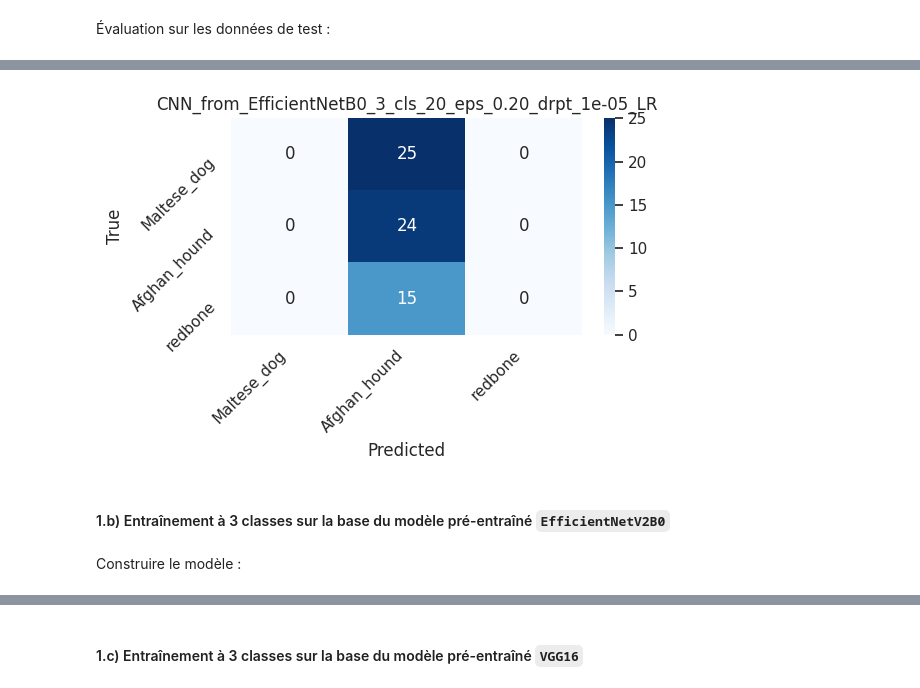
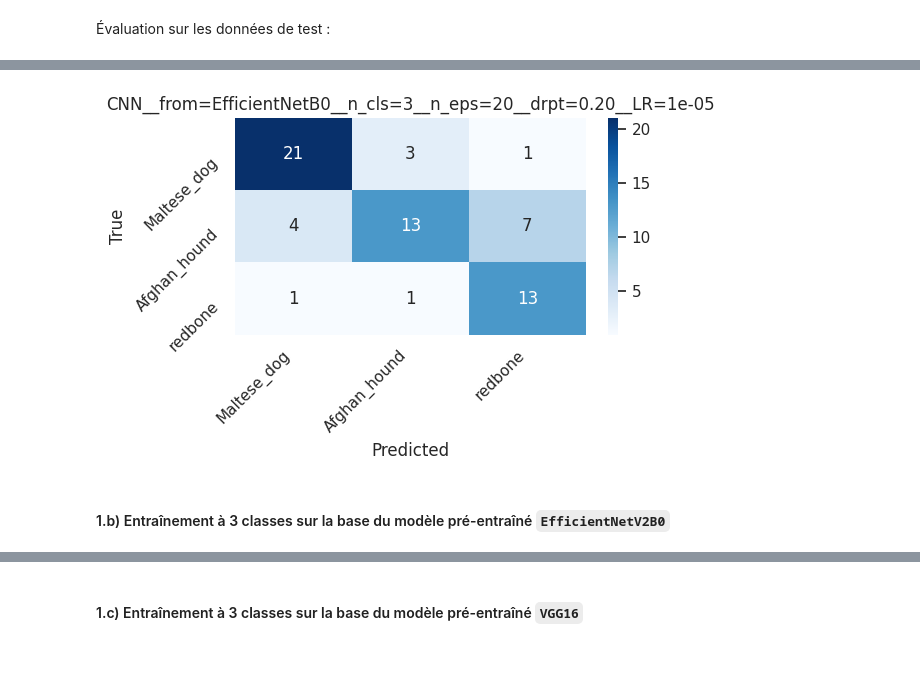
Before and after one commit to kirisakow/oc-dogs-cv-dl, a Jupyter notebook: ISAKOV_Kiril_3_notebook_model_transfer_learning_032026.ipynb, the cells around one changed output, grey strips where cells are left out. Drawn from its saved outputs; the diff is of its cells as text; code cells hidden in the pictures; blank space fills up the shorter version.

Commit message:
fix notebook 3: ajout du preprocessing Keras natif pour corriger les perf du modèle dérivé de `EfficientNetB0`

```diff
--- a/ISAKOV_Kiril_3_notebook_model_transfer_learning_032026.ipynb
+++ b/ISAKOV_Kiril_3_notebook_model_transfer_learning_032026.ipynb
@@ -17,7 +17,7 @@ Projet démarré le 23/03/2026
 ## Imports et constantes
 # %%
 DEFAULT_TRGT_IMG_SIZE = (224, 224)
-DEFAULT_BATCH_SIZE = 64
+DEFAULT_BATCH_SIZE = 32
 
 import os
 # Déclarer le backend avant d'importer keras (sinon par défaut c'est 'tensorflow'):
@@ -196,11 +192,15 @@ test_seq = MyKerasSequence(input_paths_test, labels_test, batch_size=DEFAULT_BAT
 #### 1.a) Entraînement à 3 classes sur la base du modèle pré-entraîné `EfficientNetB0`
 # %%
 PRTR_MDL = EfficientNetB0
+PREPROCESSING_FUNC = keras.applications.efficientnet.preprocess_input
+train_seq = MyKerasSequence(input_paths_train, labels_train, batch_size=DEFAULT_BATCH_SIZE, target_size=DEFAULT_TRGT_IMG_SIZE, preprocessing_func=PREPROCESSING_FUNC)
+val_seq = MyKerasSequence(input_paths_val, labels_val, batch_size=DEFAULT_BATCH_SIZE, target_size=DEFAULT_TRGT_IMG_SIZE, preprocessing_func=PREPROCESSING_FUNC)
+test_seq = MyKerasSequence(input_paths_test, labels_test, batch_size=DEFAULT_BATCH_SIZE, target_size=DEFAULT_TRGT_IMG_SIZE, preprocessing_func=PREPROCESSING_FUNC)
 N_CLASSES = 3
 N_EPOCHS = 20
 DROPOUT_RATE = 0.2
 LR = 1e-5  # learning rate doit être faible !
-experiment_name = f'CNN_from_{PRTR_MDL.__name__}_{N_CLASSES}_cls_{N_EPOCHS}_eps_{DROPOUT_RATE:.2f}_drpt_{LR}_LR'
+experiment_name = f'CNN__from={PRTR_MDL.__name__}__n_cls={N_CLASSES}__n_eps={N_EPOCHS}__drpt={DROPOUT_RATE:.2f}__LR={LR}'
 # %% [markdown]
 Construire le modèle :
 # %%
@@ -283,5 +260,5 @@ logr.info(f"Loss finale de la validation: {history.history['val_loss'][-1]:.4f}"
 # %%
 logr.info(f"Évaluation sur les données de test :")
 logr.info(f"loss, accuracy = {model.evaluate(test_seq)}")
-plot_confusion_matrix(model, test_seq, test_seq.labels, breed_labels_dict.values(), title=f'{experiment_name}')
+plot_confusion_matrix(model, test_seq, test_seq.yset, breed_labels_dict.values(), title=f'{experiment_name}')
 # %% [output]
@@ -292,3 +269,3 @@ plot_confusion_matrix(model, test_seq, test_seq.labels, breed_labels_dict.values
-[figure, old version]
+[figure, new version]
 # %% [markdown]
 #### 1.b) Entraînement à 3 classes sur la base du modèle pré-entraîné `EfficientNetV2B0`
@@ -302,2 +271,0 @@ experiment_name = f'CNN_from_{PRTR_MDL.__name__}_{N_CLASSES}_cls_{N_EPOCHS}_eps_
-# %% [markdown]
-Construire le modèle :
```
Also changed, not shown: parts of 20 cells of this notebook, 1 other file.
